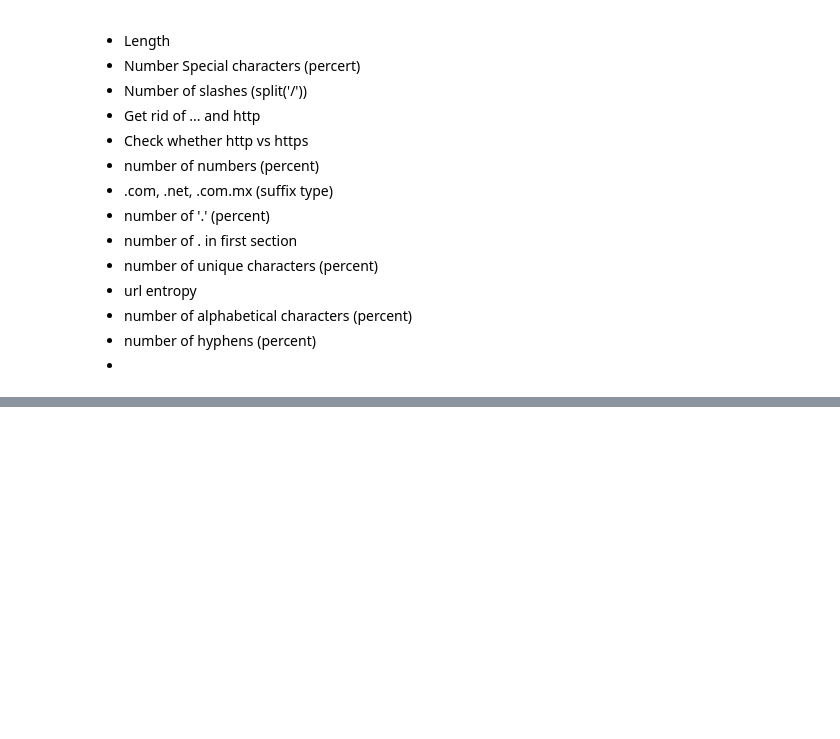
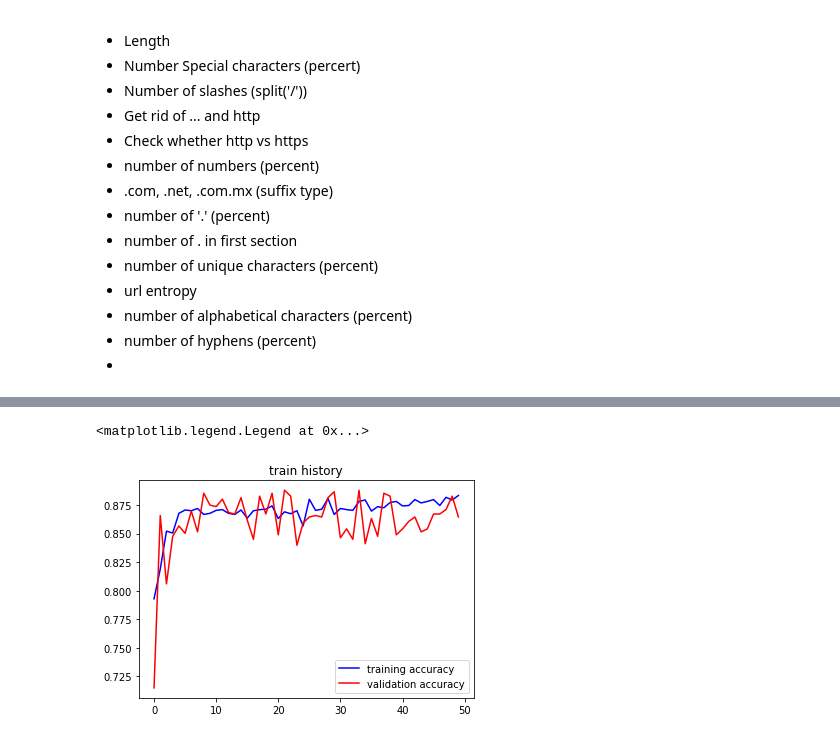
Before and after one commit to shawnrosofsky/MITREHackathonChallengeGroup, a Jupyter notebook: test_model_Shawn.ipynb, the cells around one changed output, grey strips where cells are left out. Cells and saved outputs as stored; diff of their text form; code cells hidden in the pictures; blank space fills up the shorter version.

Commit message:
finished building test model, accuracy is at 87.7% with 3 numerical columns + lengh of URL

```diff
--- a/test_model_Shawn.ipynb
+++ b/test_model_Shawn.ipynb
@@ -145,3 +145,9 @@ def df_to_dataset(dataframe, shuffle=True, batch_size=32):
     ds = ds.shuffle(buffer_size=len(dataframe))
   ds = ds.batch(batch_size)
   return ds
+# %%
+dat = data.drop(columns='URL')
+dat['Length'] = data['URL'].str.len()
+train, test = train_test_split(dat, test_size=0.2)
+train, val = train_test_split(train, test_size=0.2)
+train
@@ -176,19 +174,18 @@ AttributeError: 'dict' object has no attribute 'shape'
 # %%
-def create_model(feature_layer):
-    model = tf.keras.Sequential([
-                                feature_layer,
-                                layers.Dense(128, activation='relu', kernel_regularizer=tf.keras.regularizers.L2(l2=0.01)),
-                                layers.Dense(128, activation='relu', kernel_regularizer=tf.keras.regularizers.L2(l2=0.01)),
-                                layers.Dropout(.1),
-                                layers.Dense(1)
-                                ])
+def create_model(data,target="Label"):
+    df = data.copy()
+    labels = df.pop(target)
+    inputs = {key: tf.keras.layers.Input(shape=(), name=key) for key in df.keys()}
+    x = tf.stack(list(inputs.values()), axis=-1)
+    x = layers.Dense(128, activation='relu', kernel_regularizer=tf.keras.regularizers.L2(l2=0.01))(x)
+    x = layers.Dense(128, activation='relu', kernel_regularizer=tf.keras.regularizers.L2(l2=0.01))(x)
+    x = layers.Dropout(.1)(x)
+    outputs = layers.Dense(1, name=target)(x)
+    model = tf.keras.Model(inputs=inputs, outputs=outputs)
     return model
 
-model = create_model(feature_layer)
+
+model = create_model(dat)
 model.compile(optimizer='adam',
               loss=tf.keras.losses.BinaryCrossentropy(from_logits=True),
               metrics=['accuracy'])
-
-model.fit(train_ds,
-          validation_data=val_ds,
-          epochs=10)
@@ -194,0 +196,5 @@ model.fit(train_ds,
+# %%
+
+history = model.fit(train_ds,
+                   validation_data=val_ds,
+                   epochs=50)
@@ -194,0 +219,11 @@ model.fit(train_ds,
+# %%
+%matplotlib inline
+epoch = history.epoch
+plt.figure()
+plt.plot(epoch, history.history['accuracy'], 'b-', label='training accuracy')
+plt.plot(epoch, history.history['val_accuracy'], 'r-', label='validation accuracy')
+plt.title('train history')
+plt.legend()
+# %% [output]
+<matplotlib.legend.Legend at 0x...>
+[figure, added]
```
Also changed, not shown: parts of 10 cells of this notebook.
